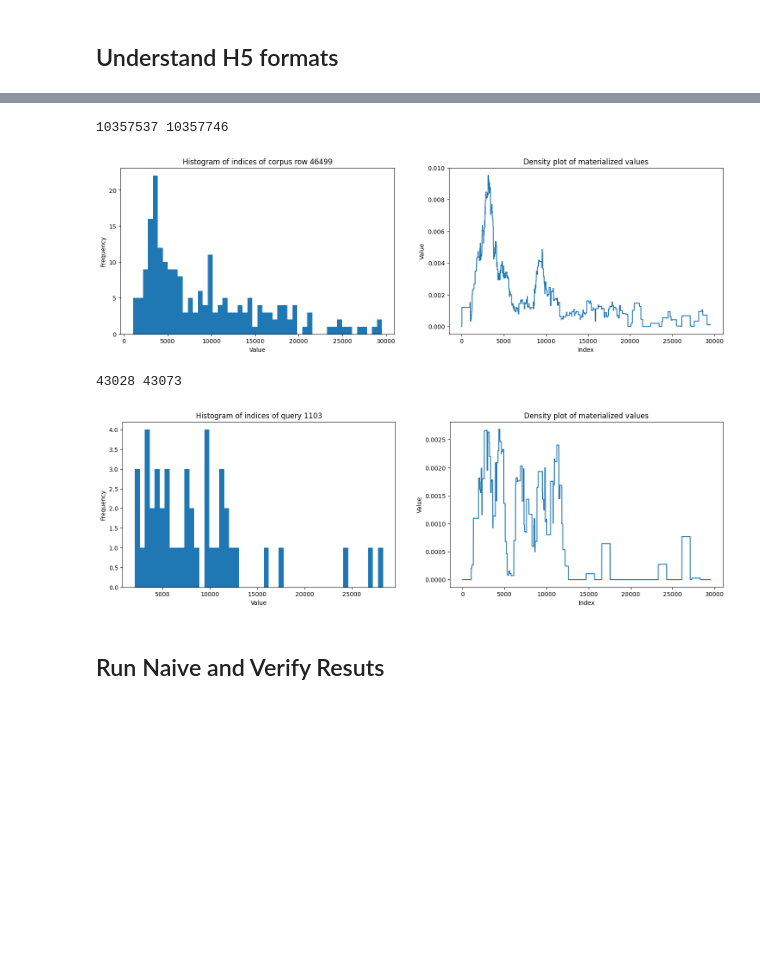
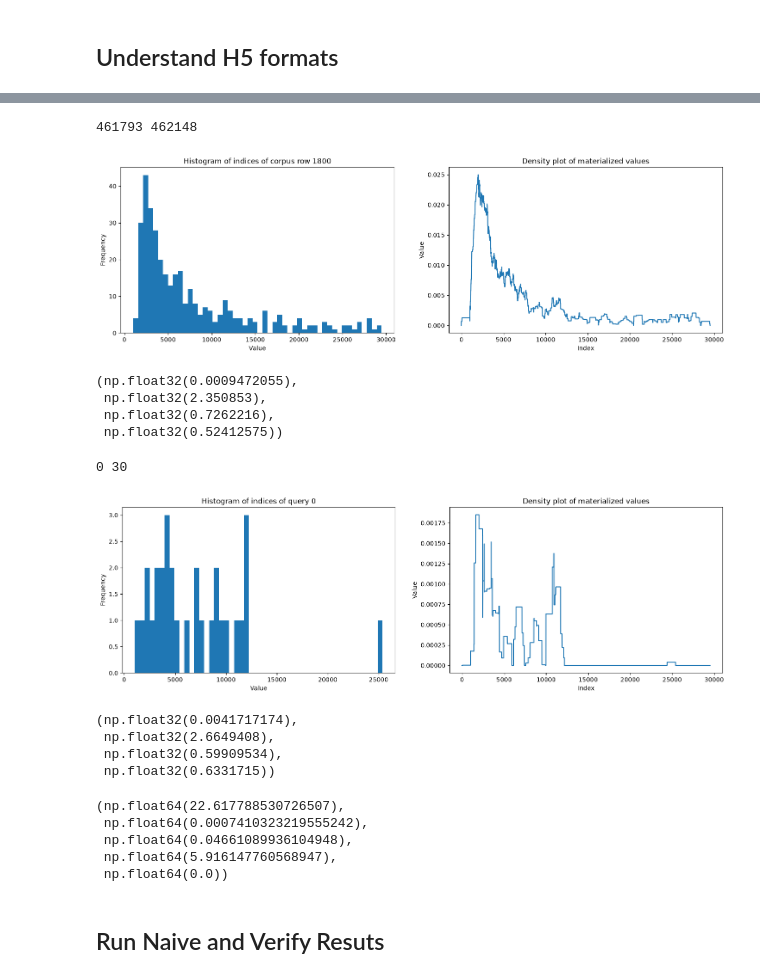
Before and after one commit to JJOL/sisap26-forbidden-steps, a Jupyter notebook: exploration/explore.ipynb, the cells around one changed output, grey strips where cells are left out. Drawn from its saved outputs; the diff is of its cells as text; code cells hidden in the pictures; blank space fills up the shorter version.

```diff
--- a/exploration/explore.ipynb
+++ b/exploration/explore.ipynb
@@ -29,10 +30,10 @@ FileNotFoundError: [Errno 2] Unable to synchronously open file (unable to open f
 # %%
 # ft = h5py.File('data/fiqa-dev.h5', 'r')
-ft = h5py.File('data/nq/nq.h5', 'r')
+ft = h5py.File('../data/fiqa-dev/fiqa-dev.h5', 'r')
 indptr = ft['train']['indptr']
 
 row_i = np.random.randint(0, 57638)
-# row_i = 232232
+row_i = 1800
 print(indptr[row_i], indptr[row_i + 1])
 
 start = indptr[row_i]
@@ -73,5 +74,5 @@ ax[1].set_ylabel('Value')
 
 plt.show()
 # %% [output]
-10357537 10357746
+461793 462148
-[figure, old version]
+[figure, new version]
@@ -80,8 +79,20 @@ row_i = 2461
+# %%
+materialize_values_db = np.zeros(ft['train'].attrs['shape'][1])
+# place value in appropriate place in materialize_values
+for i in range(len(d)):
+    materialize_values_db[d[i]] = data[i]
+data.min(), data.max(), data.mean(), data.std()
+# %% [output]
+(np.float32(0.0009472055),
+ np.float32(2.350853),
+ np.float32(0.7262216),
+ np.float32(0.52412575))
 # %%
-fq = h5py.File('data/fiqa-dev.h5', 'r')
+fq = h5py.File('../data/fiqa-dev/fiqa-dev.h5', 'r')
 indptr = fq['otest/queries']['indptr']
 
 row_i = np.random.randint(0, 6000)
+row_i = 0
 print(indptr[row_i], indptr[row_i + 1])
 
 start = indptr[row_i]
@@ -95,37 +106,56 @@ d.sort()
 import matplotlib.pyplot as plt
 
 fig, ax = plt.subplots(1, 2, figsize=(18, 5))
 ax[0].hist(d, bins=50)
 ax[0].set_title(f'Histogram of indices of query {row_i}')
 ax[0].set_xlabel('Value')
 ax[0].set_ylabel('Frequency')
 
 data = fq['otest/queries']['data'][start:end]
 
 materialize_values = np.zeros(fq['otest/queries'].attrs['shape'][1])
 # place value in appropriate place in materialize_values
 for i in range(len(d)):
     materialize_values[d[i]] = data[i]
 
 # normalize (divide by max value)
 materialize_values /= materialize_values.max()
 
 # perform a smooth average with a window of 10
 window_size = 1000
 smoothed_values = np.convolve(materialize_values, np.ones(window_size)/window_size, mode='valid')
 
 # plot a density plot of materialize_values
 ax[1].plot(smoothed_values)
 ax[1].set_title('Density plot of materialized values')
 ax[1].set_xlabel('Index')
 ax[1].set_ylabel('Value')
 
 plt.show()
 # %% [output]
-43028 43073
+0 30
-[figure, old version]
+[figure, new version]
 # %%
-answers_freq = {}
+materialize_values_q = np.zeros(ft['train'].attrs['shape'][1])
+# place value in appropriate place in materialize_values
+for i in range(len(d)):
+    materialize_values_q[d[i]] = data[i]
+data.min(), data.max(), data.mean(), data.std()
+# %% [output]
+(np.float32(0.0041717174),
+ np.float32(2.6649408),
+ np.float32(0.59909534),
+ np.float32(0.6331715))
+# %%
+# multiply materialize_values_db and materialize_values_q element-wise
+result = materialize_values_db * materialize_values_q
+np.sum(result), np.mean(result), np.std(result), np.max(result), np.min(result)
+# %% [output]
+(np.float64(22.617788530726507),
+ np.float64(0.0007410323219555242),
+ np.float64(0.04661089936104948),
+ np.float64(5.916147760568947),
+ np.float64(0.0))
 # %% [markdown]
 ## Run Naive and Verify Resuts
 # %%
```
Also changed, not shown: parts of 2 cells of this notebook, 4 other files.
